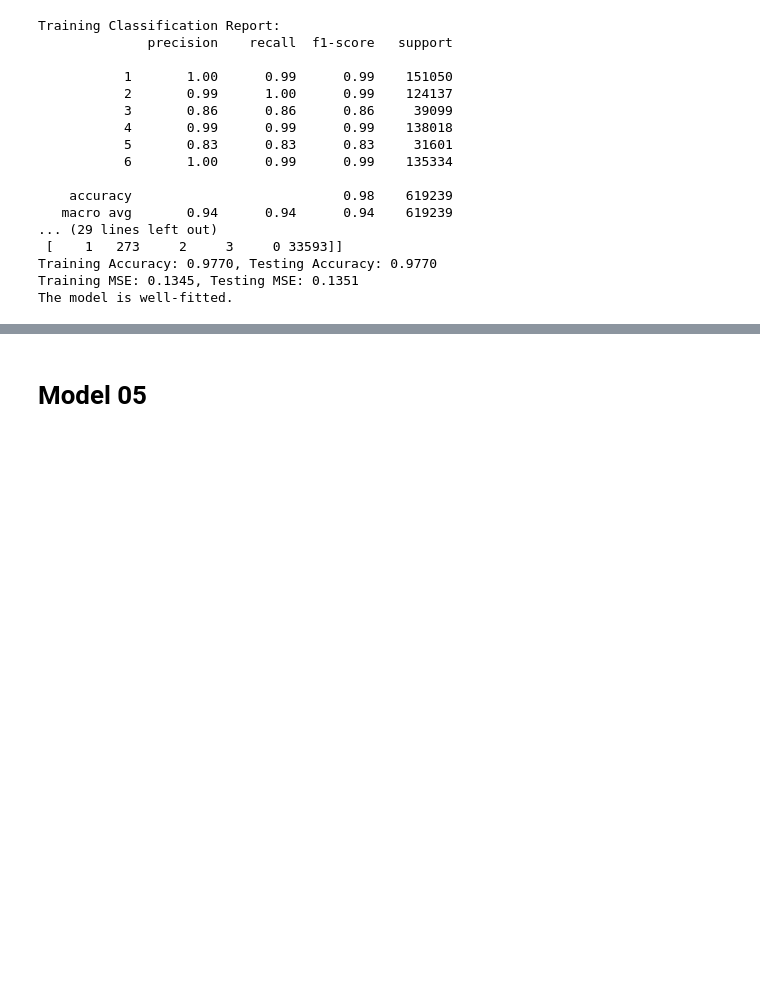
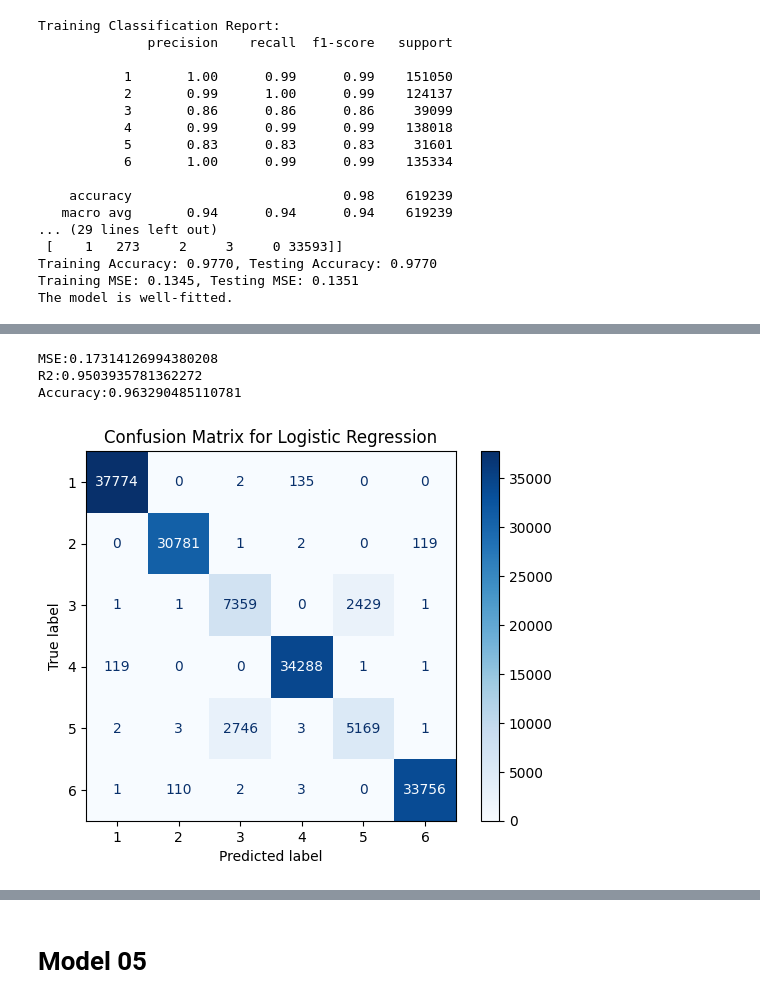
Before and after one commit to DSPL-Project-Group-B10/Models-, a Jupyter notebook: DSPL_Models.ipynb, the cells around one changed output, grey strips where cells are left out. Cells and saved outputs as stored; diff of their text form; code cells hidden in the pictures; blank space fills up the shorter version.

Commit message:
Modelling Logistic Regression

```diff
--- a/DSPL_Models.ipynb
+++ b/DSPL_Models.ipynb
@@ -285,0 +310,16 @@ The model is well-fitted.
+# %%
+# Encode categorical variables (if 'outlet_city' is categorical)
+if df['outlet_city'].dtype == 'object':
+    encoder = LabelEncoder()
+    x['outlet_city'] = encoder.fit_transform(x['outlet_city'])
+# %%
+# Standardize features (Logistic Regression performs better with scaled data)
+scaler = StandardScaler()
+x = scaler.fit_transform(x)
+# %%
+# Split dataset into training and testing sets
+x_train, x_test, y_train, y_test = train_test_split(x, y, test_size=0.2, random_state=42)
+# %%
+# Initialize and train Logistic Regression model
+log_reg = LogisticRegression(max_iter=200)
+log_reg.fit(x_train, y_train)
@@ -285,0 +351,21 @@ The model is well-fitted.
+# %%
+from sklearn.metrics import mean_squared_error, r2_score
+# Evaluate the model
+MSE = mean_squared_error(y_test, y_pred)
+r2_= r2_score(y_test, y_pred)
+Acs = accuracy_score(y_test, y_pred)
+
+print(f"MSE:{MSE}")
+print(f"R2:{r2_}")
+print(f"Accuracy:{Acs}")
+# %% [output]
+MSE:0.17314126994380208
+R2:0.9503935781362272
+Accuracy:0.963290485110781
+# %%
+# Confusion Matrix
+ConfusionMatrixDisplay.from_estimator(log_reg, x_test, y_test, cmap="Blues")
+plt.title("Confusion Matrix for Logistic Regression")
+plt.show()
+# %% [output]
+[figure, added]
```
Also changed, not shown: parts of 17 cells of this notebook.
